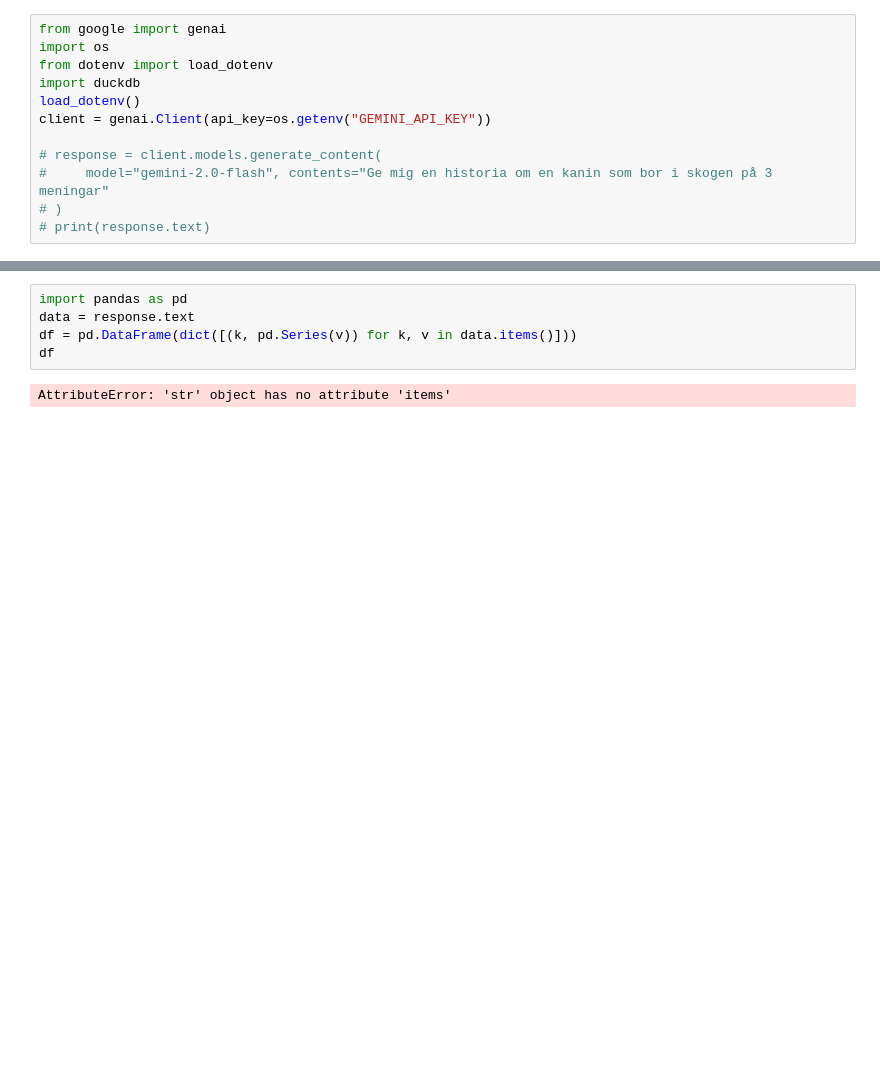
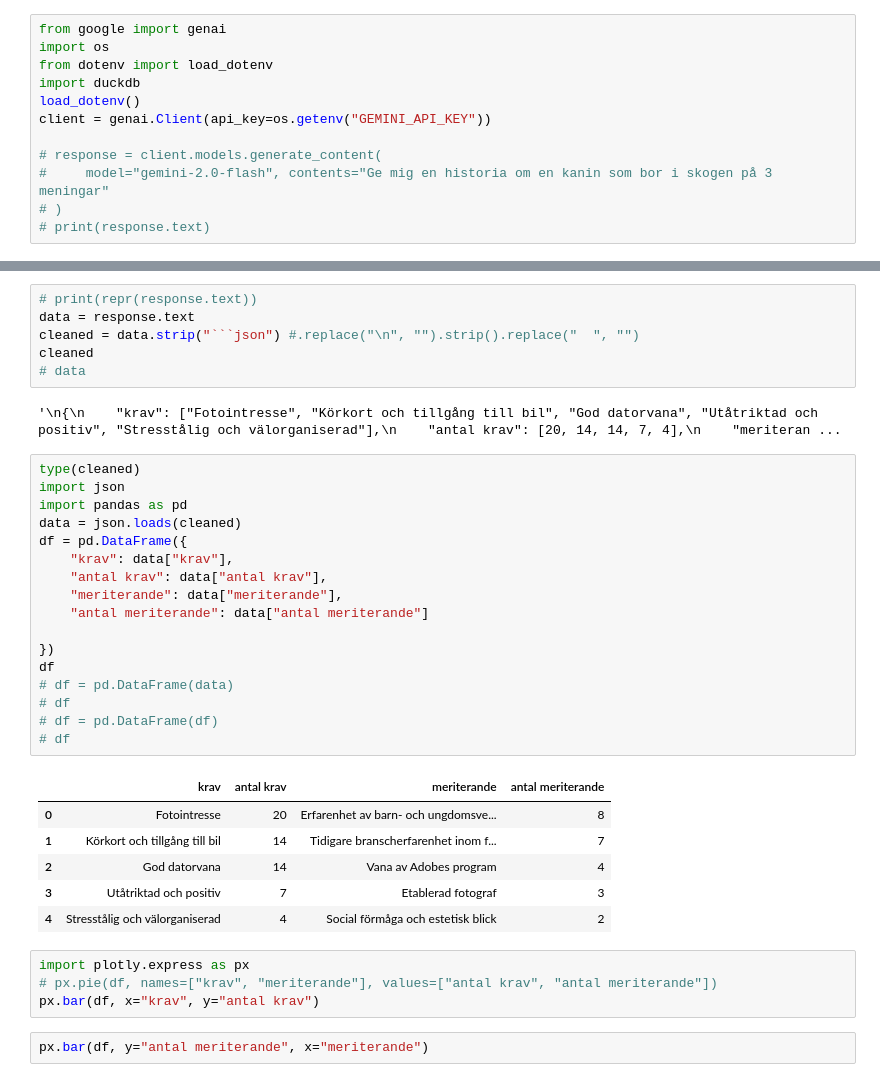
Before and after one commit to Natali-Dev/AI_2_group_project, a Jupyter notebook: dashboard/kultur_dashboard/LLM.ipynb, the cells around one changed output, grey strips where cells are left out. Saved outputs shown, nothing was run; the diff lists cells and outputs as text; blank space fills up the shorter version.

````diff
--- a/dashboard/kultur_dashboard/LLM.ipynb
+++ b/dashboard/kultur_dashboard/LLM.ipynb
@@ -95,9 +89,40 @@ Baserat på de jobbannonser du har tillhandahållit, här är en sammanställnin
 }
 ```
-# %%
-import pandas as pd
-data = response.text
-df = pd.DataFrame(dict([(k, pd.Series(v)) for k, v in data.items()]))
-df
-# %% [output]
-AttributeError: 'str' object has no attribute 'items'
+# %%
+# print(repr(response.text))
+data = response.text
+cleaned = data.strip("```json") #.replace("\n", "").strip().replace("  ", "")
+cleaned
+# data
+# %% [output]
+'\n{\n    "krav": ["Fotointresse", "Körkort och tillgång till bil", "God datorvana", "Utåtriktad och positiv", "Stresstålig och välorganiserad"],\n    "antal krav": [20, 14, 14, 7, 4],\n    "meriteran ...
+# %%
+type(cleaned)
+import json
+import pandas as pd
+data = json.loads(cleaned)
+df = pd.DataFrame({
+    "krav": data["krav"],
+    "antal krav": data["antal krav"],
+    "meriterande": data["meriterande"],
+    "antal meriterande": data["antal meriterande"]
+
+})
+df
+# df = pd.DataFrame(data)
+# df
+# df = pd.DataFrame(df)
+# df
+# %% [output]
+|  | krav | antal krav | meriterande | antal meriterande |
+| 0 | Fotointresse | 20 | Erfarenhet av barn- och ungdomsve... | 8 |
+| 1 | Körkort och tillgång till bil | 14 | Tidigare branscherfarenhet inom f... | 7 |
+| 2 | God datorvana | 14 | Vana av Adobes program | 4 |
+| 3 | Utåtriktad och positiv | 7 | Etablerad fotograf | 3 |
+| 4 | Stresstålig och välorganiserad | 4 | Social förmåga och estetisk blick | 2 |
+# %%
+import plotly.express as px
+# px.pie(df, names=["krav", "meriterande"], values=["antal krav", "antal meriterande"])
+px.bar(df, x="krav", y="antal krav")
+# %%
+px.bar(df, y="antal meriterande", x="meriterande")
````
Also changed, not shown: parts of 6 cells of this notebook, 7 other files.
